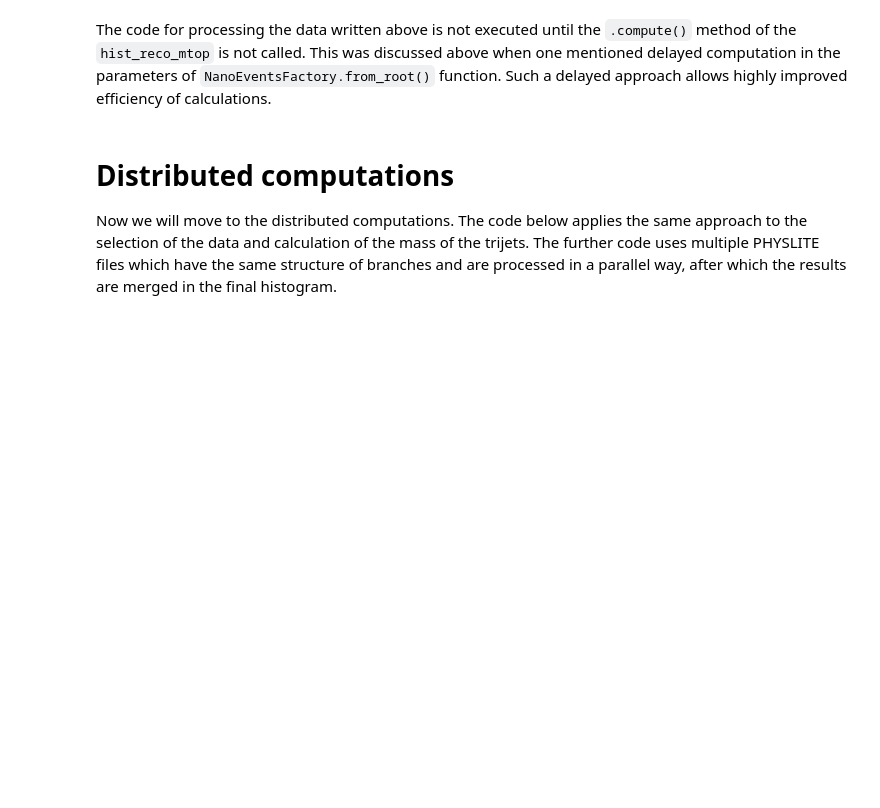
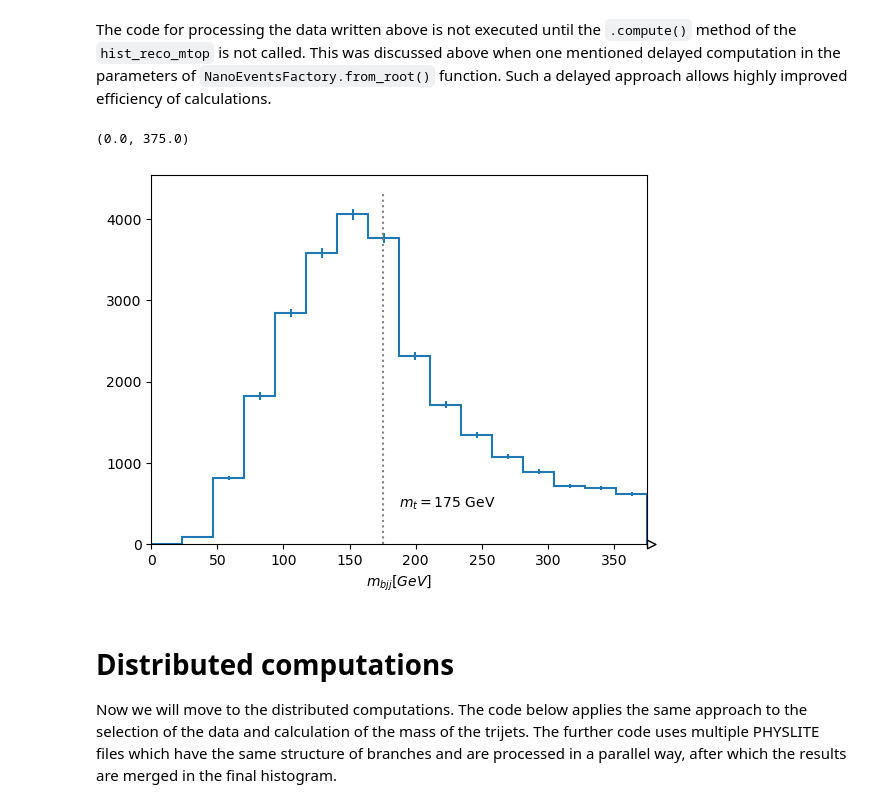
Before and after one commit to iris-hep/agc-physlite, a Jupyter notebook: main_code.ipynb, the cells around one changed output. Saved outputs shown, nothing was run; the diff lists cells and outputs as text; code cells hidden in the pictures; blank space fills up the shorter version.

```diff
--- a/main_code.ipynb
+++ b/main_code.ipynb
@@ -154,18 +154,21 @@ hist_reco_mtop = hist.dask.Hist.new.Reg(16, 0, 375, label="$m_{bjj} [GeV]$").Dou
 # %% [markdown]
 The code for processing the data written above is not executed until the `.compute()` method of the `hist_reco_mtop` is not called. This was discussed above when one mentioned delayed computation in the parameters of `NanoEventsFactory.from_root()` function. Such a delayed approach allows highly improved efficiency of calculations.
 # %%
-# # perform computation and visualize
-# artists = hist_reco_mtop.compute().plot()
+# perform computation and visualize
+artists = hist_reco_mtop.compute().plot()
 
-# # and annotate the visualization
-# fig_dir = Path.cwd() / "figures"
-# fig_dir.mkdir(parents=True, exist_ok=True)
+# and annotate the visualization
+fig_dir = Path.cwd() / "figures"
+fig_dir.mkdir(parents=True, exist_ok=True)
 
-# ax = artists[0].stairs.axes
-# fig = ax.get_figure()
-# ax.vlines(175, 0, ax.get_ylim()[1], colors=["grey"], linestyle="dotted")
-# ax.text(0.5, 0.1, "$m_{t} = 175$ GeV", transform = ax.transAxes)
-# ax.set_xlim([0, 375])
+ax = artists[0].stairs.axes
+fig = ax.get_figure()
+ax.vlines(175, 0, ax.get_ylim()[1], colors=["grey"], linestyle="dotted")
+ax.text(0.5, 0.1, "$m_{t} = 175$ GeV", transform = ax.transAxes)
+ax.set_xlim([0, 375])
+# %% [output]
+(0.0, 375.0)
+[figure, added]
 # %% [markdown]
 # Distributed computations
 
```
Also changed, not shown: parts of 1 cell of this notebook.
